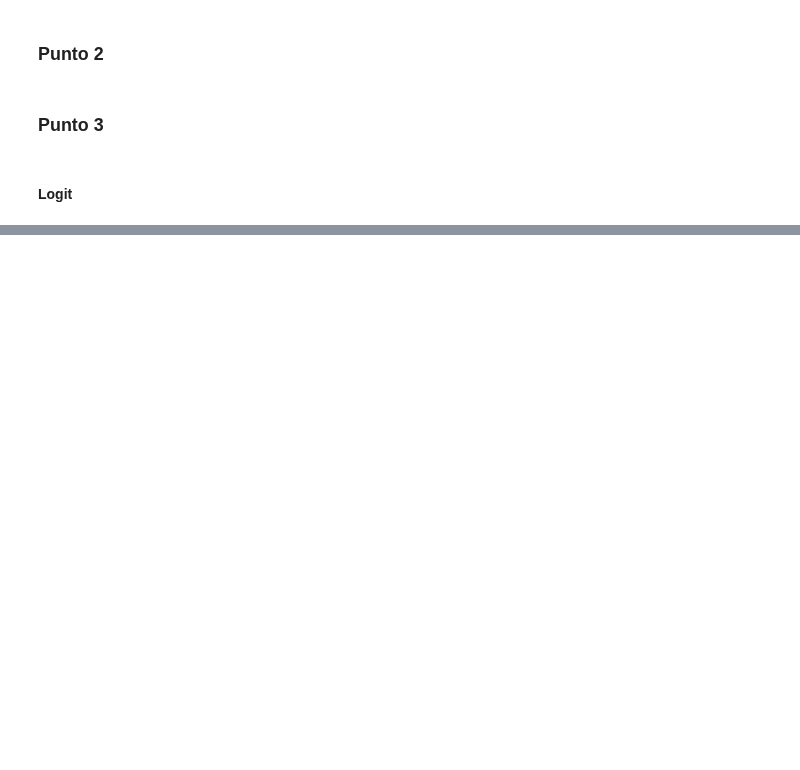
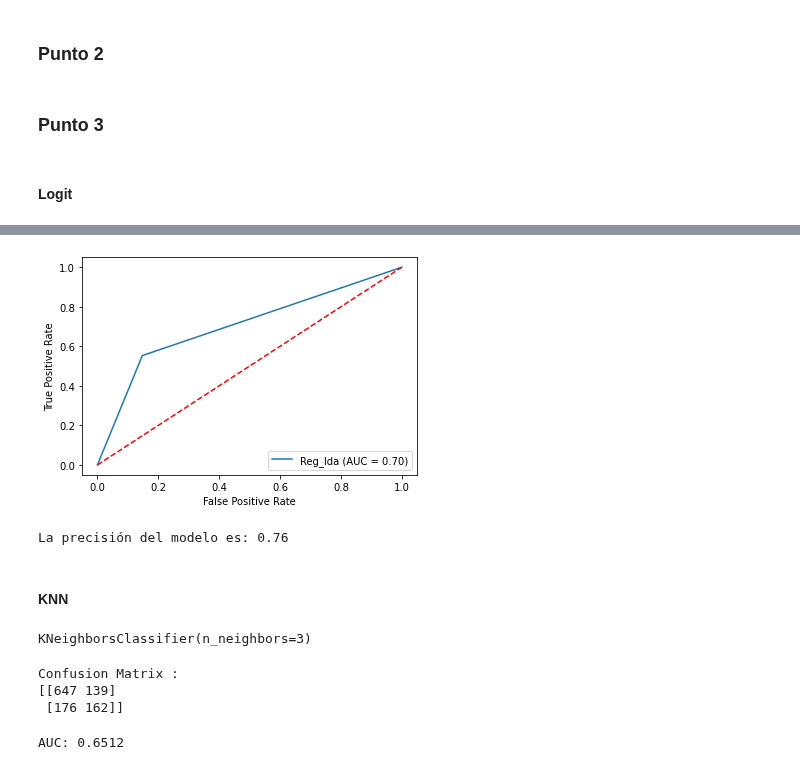
Before and after one commit to hpilar/TrabajosPracticos-Grupo4, a Jupyter notebook: TP2/TP2.ipynb, the cells around one changed output, grey strips where cells are left out. Saved outputs shown, nothing was run; the diff lists cells and outputs as text; code cells hidden in the pictures; blank space fills up the shorter version.

Commit message:
Avances parciales, realizados entre las tres integrantes del grupo

```diff
--- a/TP2/TP2.ipynb
+++ b/TP2/TP2.ipynb
@@ -823,0 +865,7 @@ ValueError: could not convert string to float: 'TQRMNOQTVHLMKMCDEIJAH00718804'
+# %%
+# Entrenamos el modelo para el análisis discriminante lineal
+lda = LinearDiscriminantAnalysis()
+lda = lda.fit(X_train, y_train)
+# %%
+# Realizamos las predicciones para la muestra de testeo
+y_pred_lda = lda.predict(X_test)
@@ -823,0 +889,39 @@ ValueError: could not convert string to float: 'TQRMNOQTVHLMKMCDEIJAH00718804'
+# %%
+# Graficamos la curva de ROC
+display = RocCurveDisplay(fpr=fpr, tpr=tpr, roc_auc=auc, estimator_name='Reg_lda')
+display.plot()
+plt.plot([0, 1], [0, 1], color='red', linestyle='--')
+plt.show()
+# %% [output]
+[figure, added]
+# %%
+# Calculamos el accuracy score para análisis lineal discriminante
+accuracy_lda = accuracy_score(y_test, y_pred_lda)
+print("La precisión del modelo es: %.2f" %accuracy_lda)
+# %% [output]
+La precisión del modelo es: 0.76
+# %% [markdown]
+#### KNN
+# %%
+# Entrenamos al modelo con el método de KNN, tomando k=3
+knn = KNeighborsClassifier(n_neighbors=3)
+knn.fit(X_train, y_train)
+# %% [output]
+KNeighborsClassifier(n_neighbors=3)
+# %%
+# Armamos la matriz de confusión.
+matriz_confusion = confusion_matrix(y_test, y_pred_knn)
+
+print('Confusion Matrix :')
+print(matriz_confusion)
+# %% [output]
+Confusion Matrix :
+[[647 139]
+ [176 162]]
+# %%
+# Hacemos la curva de ROC e imprimimos los valores de AUC
+auc = roc_auc_score(y_test, y_pred_knn)
+print('AUC: %.4f' % auc)
+fpr, tpr, thresholds = roc_curve(y_test, y_pred_knn)
+# %% [output]
+AUC: 0.6512
```
Also changed, not shown: parts of 29 cells of this notebook.
